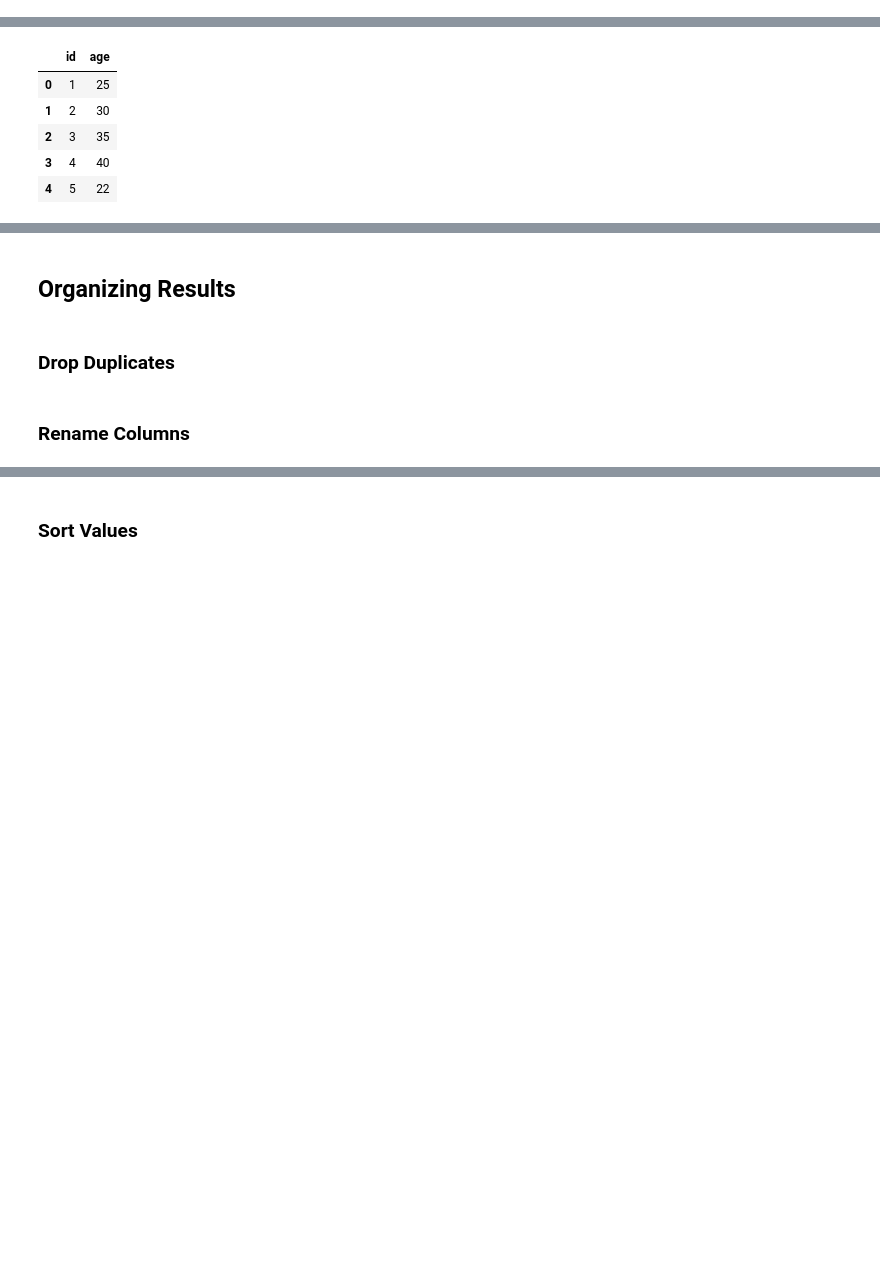
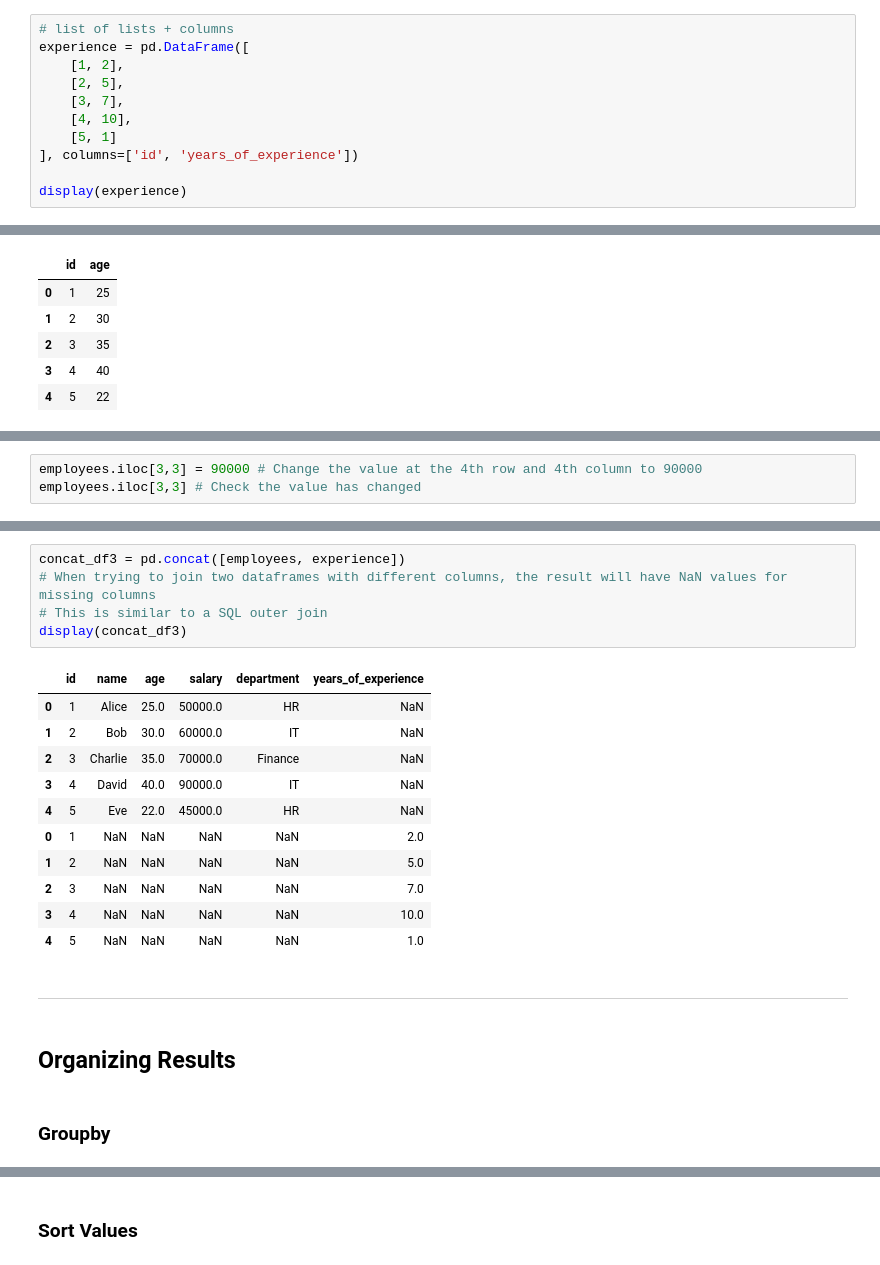
Before and after one commit to ericfflynn/pandas-cheat-sheet, a Jupyter notebook: pandas_cheat_sheet.ipynb, the cells around one changed output, grey strips where cells are left out. Saved outputs shown, nothing was run; the diff lists cells and outputs as text; blank space fills up the shorter version.

```diff
--- a/pandas_cheat_sheet.ipynb
+++ b/pandas_cheat_sheet.ipynb
@@ -42,0 +27,11 @@ display(performance)
+# %%
+# list of lists + columns
+experience = pd.DataFrame([
+    [1, 2],
+    [2, 5],
+    [3, 7],
+    [4, 10],
+    [5, 1]
+], columns=['id', 'years_of_experience'])
+
+display(experience)
@@ -92,0 +167,3 @@ employees.iloc[:, [0, 2]] # Returns all rows for columns 1 and 3
+# %%
+employees.iloc[3,3] = 90000 # Change the value at the 4th row and 4th column to 90000
+employees.iloc[3,3] # Check the value has changed
@@ -133,6 +296,23 @@ df.loc[row_label, column_label]
+# %%
+concat_df3 = pd.concat([employees, experience])
+# When trying to join two dataframes with different columns, the result will have NaN values for missing columns
+# This is similar to a SQL outer join
+display(concat_df3)
+# %% [output]
+|  | id | name | age | salary | department | years_of_experience |
+| 0 | 1 | Alice | 25.0 | 50000.0 | HR | NaN |
+| 1 | 2 | Bob | 30.0 | 60000.0 | IT | NaN |
+| 2 | 3 | Charlie | 35.0 | 70000.0 | Finance | NaN |
+| 3 | 4 | David | 40.0 | 90000.0 | IT | NaN |
+| 4 | 5 | Eve | 22.0 | 45000.0 | HR | NaN |
+| 0 | 1 | NaN | NaN | NaN | NaN | 2.0 |
+| 1 | 2 | NaN | NaN | NaN | NaN | 5.0 |
+| 2 | 3 | NaN | NaN | NaN | NaN | 7.0 |
+| 3 | 4 | NaN | NaN | NaN | NaN | 10.0 |
+| 4 | 5 | NaN | NaN | NaN | NaN | 1.0 |
+# %% [markdown]
+___
 # %% [markdown]
 ## Organizing Results
-# %% [markdown]
-### Drop Duplicates
-# %% [markdown]
-### Rename Columns
+# %% [markdown]
+### Groupby
```
Also changed, not shown: parts of 55 cells of this notebook, 3 other files.
